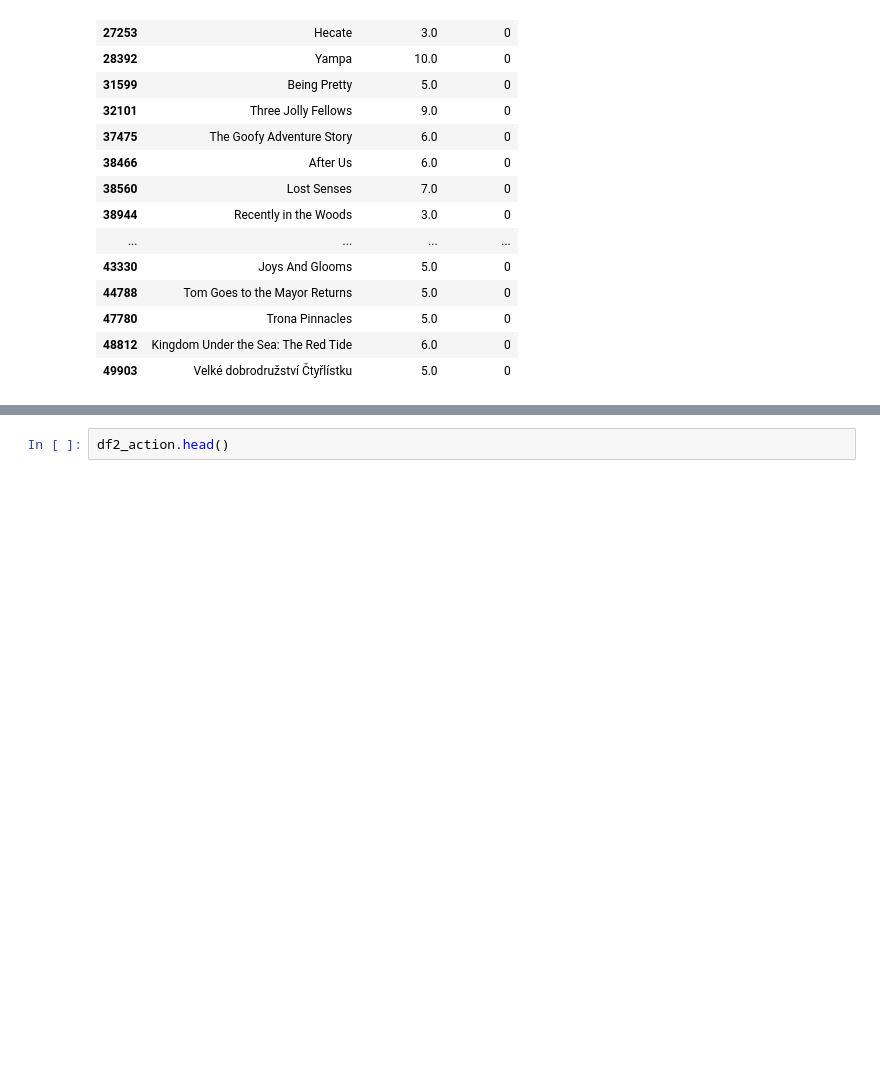
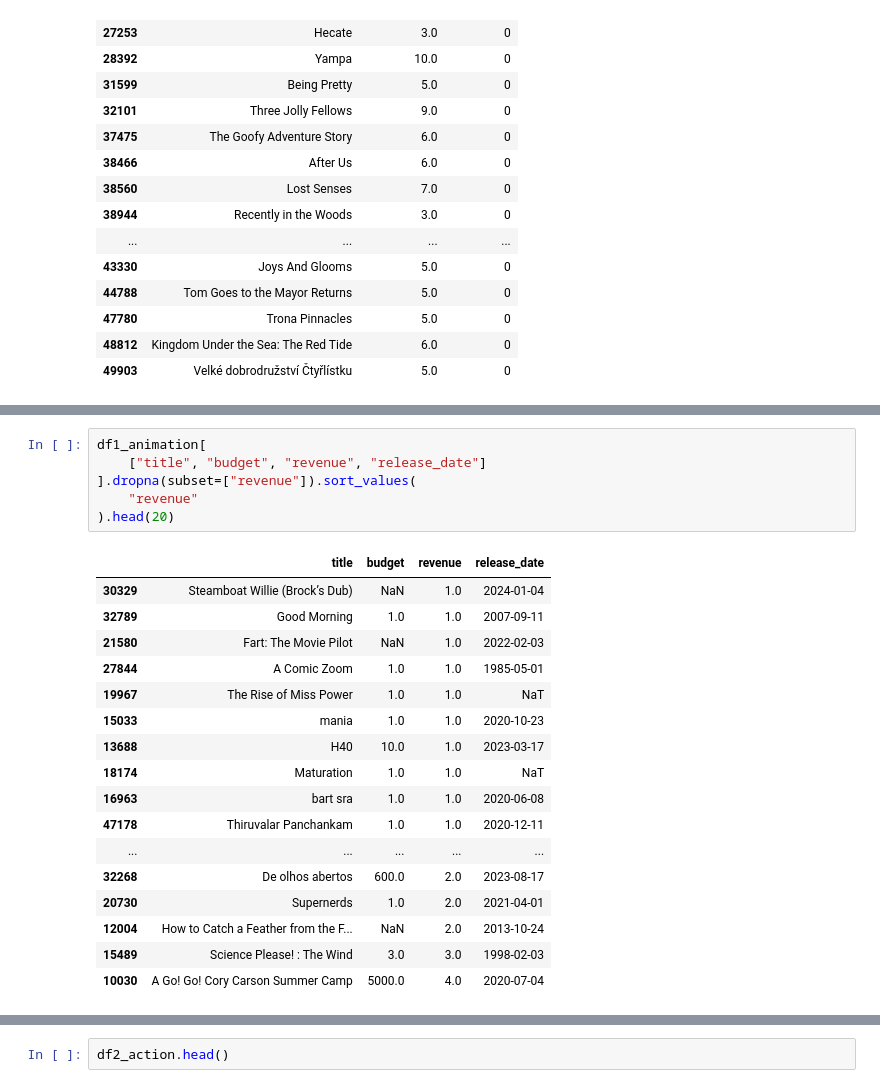
Before and after one commit to egarr831/EGarrison_ModC_Milestone1_Weeks1-6, a Jupyter notebook: Week1.ipynb, the cells around one changed output, grey strips where cells are left out. Cells and saved outputs as stored; diff of their text form; blank space fills up the shorter version.

```diff
--- a/Week1.ipynb
+++ b/Week1.ipynb
@@ -224,0 +328,24 @@ df1_animation[
+# %%
+df1_animation[
+    ["title", "budget", "revenue", "release_date"]
+].dropna(subset=["revenue"]).sort_values(
+    "revenue"
+).head(20)
+# %% [output]
+|  | title | budget | revenue | release_date |
+| 30329 | Steamboat Willie (Brock’s Dub) | NaN | 1.0 | 2024-01-04 |
+| 32789 | Good Morning | 1.0 | 1.0 | 2007-09-11 |
+| 21580 | Fart: The Movie Pilot | NaN | 1.0 | 2022-02-03 |
+| 27844 | A Comic Zoom | 1.0 | 1.0 | 1985-05-01 |
+| 19967 | The Rise of Miss Power | 1.0 | 1.0 | NaT |
+| 15033 | mania | 1.0 | 1.0 | 2020-10-23 |
+| 13688 | H40 | 10.0 | 1.0 | 2023-03-17 |
+| 18174 | Maturation | 1.0 | 1.0 | NaT |
+| 16963 | bart sra | 1.0 | 1.0 | 2020-06-08 |
+| 47178 | Thiruvalar Panchankam | 1.0 | 1.0 | 2020-12-11 |
+| ... | ... | ... | ... | ... |
+| 32268 | De olhos abertos | 600.0 | 2.0 | 2023-08-17 |
+| 20730 | Supernerds | 1.0 | 2.0 | 2021-04-01 |
+| 12004 | How to Catch a Feather from the F... | NaN | 2.0 | 2013-10-24 |
+| 15489 | Science Please! : The Wind | 3.0 | 3.0 | 1998-02-03 |
+| 10030 | A Go! Go! Cory Carson Summer Camp | 5000.0 | 4.0 | 2020-07-04 |
```
Also changed, not shown: parts of 23 cells of this notebook, 1 other file.
